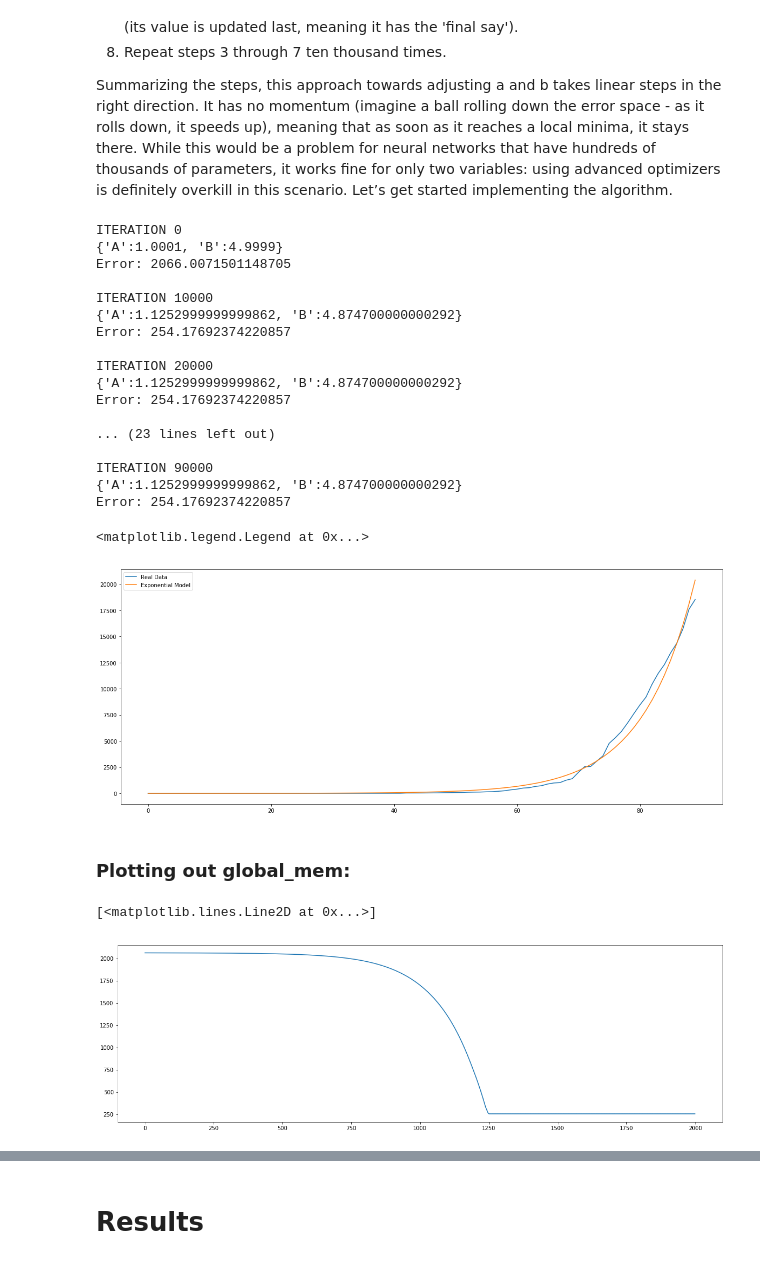
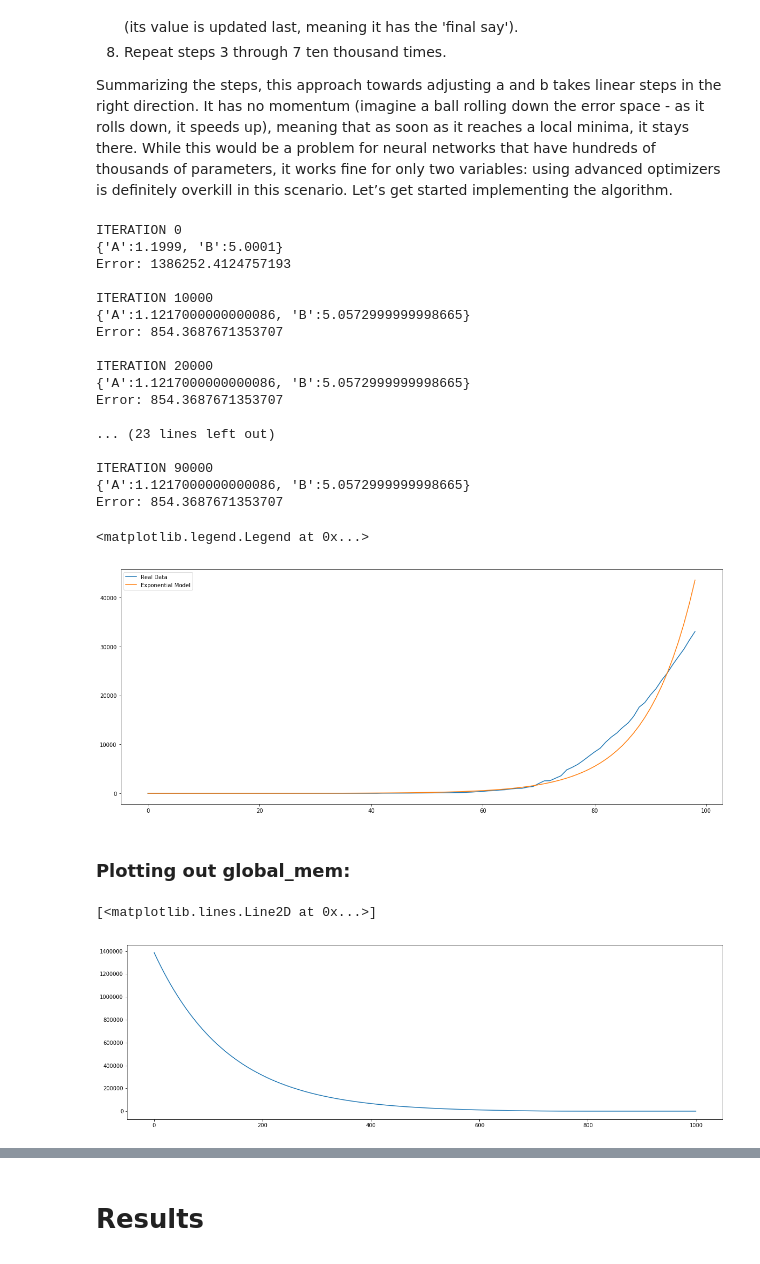
Before and after one commit to swapnanilsharma/Covid19-India-Finding-Insight, a Jupyter notebook: Covid19 India finding insight.ipynb, the cells around one changed output, grey strips where cells are left out. Drawn from its saved outputs; the diff is of its cells as text; code cells hidden in the pictures.

```diff
--- a/Covid19 India finding insight.ipynb
+++ b/Covid19 India finding insight.ipynb
@@ -10,5 +11,5 @@ For January and February 2020 data, we are refering `Kaggle` dataset and for res
 # %%
 import pandas as pd
 from IPython.display import Image
-df = pd.read_csv("covidIndiaData.csv")
-df1 = pd.read_csv("time_series_covid_19_confirmed.csv")
+import os
+ROOT_DIR = "D:/Machine Learning/Machine Learning/COVID-19"
@@ -84,0 +16,4 @@ plt.show()
+# %%
+conf_case = pd.read_csv(os.path.join(ROOT_DIR, 'time_series_covid19_confirmed_global.csv'))
+conf_death = pd.read_csv(os.path.join(ROOT_DIR, 'time_series_covid19_deaths_global.csv'))
+conf_recovered = pd.read_csv(os.path.join(ROOT_DIR, 'time_series_covid19_recovered_global.csv'))
@@ -150,8 +178,16 @@ def get_error(a,b):
 # %%
-y = df1[df1['Country/Region']=='India'].sum().drop(['Province/State','Country/Region','Lat','Long']).tolist()
+y = conf_case[conf_case['Country/Region']=='India'].sum().drop(['Province/State','Country/Region','Lat','Long']).tolist()
 x = range(len(y))
+
+#Obtain estimate
+import ast
+def get_error(a,b):
+    error = 0
+    for index in x:
+        error += abs((a**(x[index]-b)) - (y[index]))
+    return error / len(x)
 # %%
-a = 1
+a = 1.2
 lr1 = 0.0001
 b = 5
 lr2 = 0.0001
@@ -184,22 +220,22 @@ for iteration in range(iterations):
         print('Error:',global_mem[-1],'\n')
 # %% [output]
 ITERATION 0
-{'A':1.0001, 'B':4.9999}
-Error: 2066.0071501148705
+{'A':1.1999, 'B':5.0001}
+Error: 1386252.4124757193
 
 ITERATION 10000
-{'A':1.1252999999999862, 'B':4.874700000000292}
-Error: 254.17692374220857
+{'A':1.1217000000000086, 'B':5.0572999999998665}
+Error: 854.3687671353707
 
 ITERATION 20000
-{'A':1.1252999999999862, 'B':4.874700000000292}
-Error: 254.17692374220857
+{'A':1.1217000000000086, 'B':5.0572999999998665}
+Error: 854.3687671353707
 
 ... (23 lines left out)
 
 ITERATION 90000
-{'A':1.1252999999999862, 'B':4.874700000000292}
-Error: 254.17692374220857
+{'A':1.1217000000000086, 'B':5.0572999999998665}
+Error: 854.3687671353707
 # %%
 best_set = {'A':a, 'B':b}
 def function(x):
@@ -211,14 +247,14 @@ plt.plot(x,[function(i) for i in x],label='Exponential Model')
 plt.legend()
 # %% [output]
 <matplotlib.legend.Legend at 0x...>
-[figure, old version]
+[figure, new version]
 # %% [markdown]
 ### Plotting out global_mem:
 # %%
 import matplotlib.pyplot as plt
 plt.figure(figsize=(20,6))
-plt.plot(global_mem[:2000])
+plt.plot(global_mem[:1000])
 # %% [output]
 [<matplotlib.lines.Line2D at 0x...>]
-[figure, old version]
+[figure, new version]
 # %% [markdown]
```
Also changed, not shown: parts of 28 cells of this notebook.
